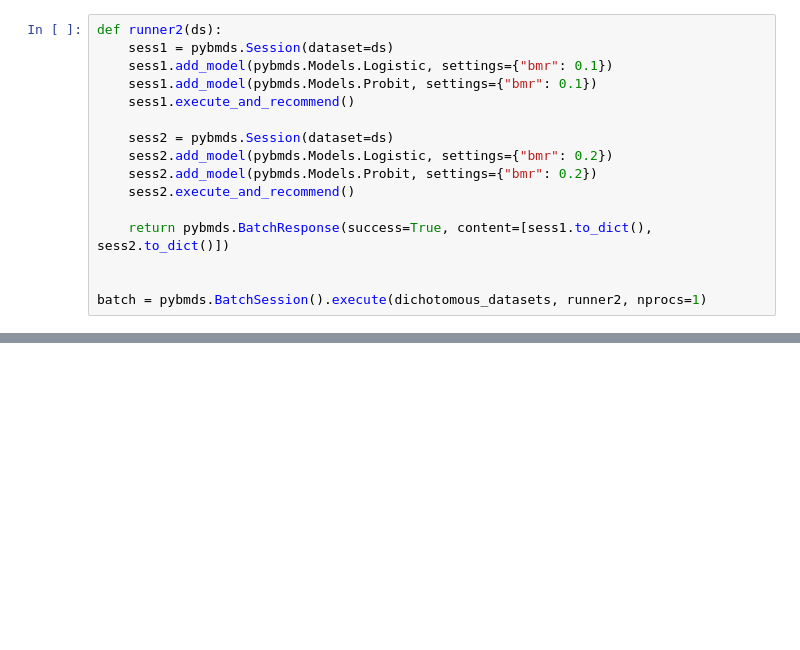
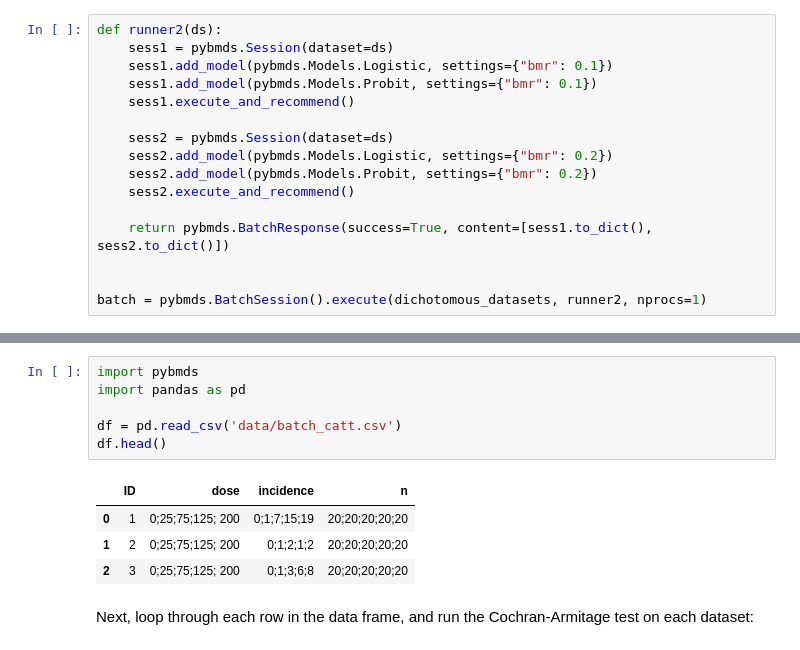
Before and after one commit to USEPA/BMDS, a Jupyter notebook: docs/source/recipes/batch.ipynb, the cells around one changed output, grey strips where cells are left out. Saved outputs shown, nothing was run; the diff lists cells and outputs as text; blank space fills up the shorter version.

```diff
--- a/docs/source/recipes/batch.ipynb
+++ b/docs/source/recipes/batch.ipynb
@@ -107,0 +121,13 @@ batch = pybmds.BatchSession().execute(dichotomous_datasets, runner2, nprocs=1)
+# %%
+import pybmds
+import pandas as pd
+
+df = pd.read_csv('data/batch_catt.csv')
+df.head()
+# %% [output]
+|  | ID | dose | incidence | n |
+| 0 | 1 | 0;25;75;125; 200 | 0;1;7;15;19 | 20;20;20;20;20 |
+| 1 | 2 | 0;25;75;125; 200 | 0;1;2;1;2 | 20;20;20;20;20 |
+| 2 | 3 | 0;25;75;125; 200 | 0;1;3;6;8 | 20;20;20;20;20 |
+# %% [markdown]
+Next, loop through each row in the data frame, and run the Cochran-Armitage test on each dataset:
```
Also changed, not shown: parts of 2 cells of this notebook, 3 other files.
